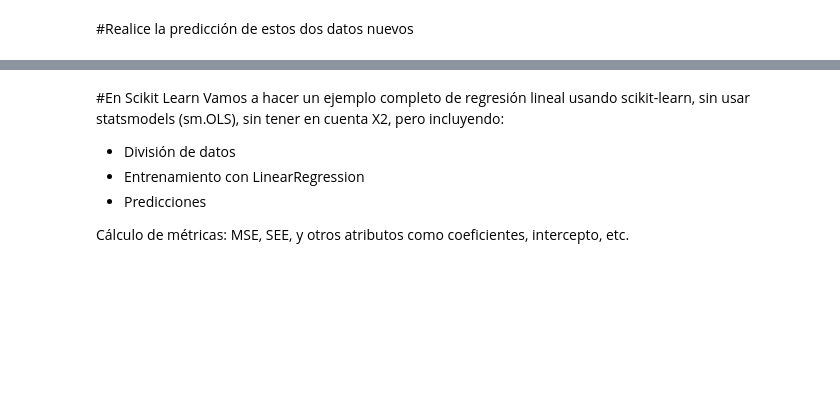
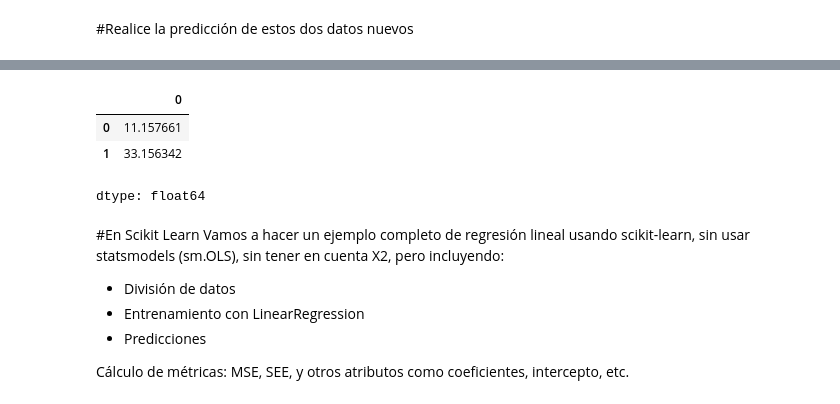
Before and after one commit to jgesc-05/clase-inteligencia-artificial, a Jupyter notebook: Quiz_Regresión_Lineal.ipynb, the cells around one changed output, grey strips where cells are left out. Drawn from its saved outputs; the diff is of its cells as text; code cells hidden in the pictures; blank space fills up the shorter version.

```diff
--- a/Quiz_Regresión_Lineal.ipynb
+++ b/Quiz_Regresión_Lineal.ipynb
@@ -519,12 +576,17 @@ new_df
 # %%
 # Add a constant to the new DataFrame
 X_new = sm.add_constant(new_df)
 
 # Use the previously trained model to make predictions
-predictions = model.predict(X_new)
+predictions = model1.predict(X_new)
 
 # Print or further process the predictions
 predictions
+# %% [output]
+|  | 0 |
+| 0 | 11.157661 |
+| 1 | 33.156342 |
+dtype: float64
 # %% [markdown]
 #En Scikit Learn
 Vamos a hacer un ejemplo completo de regresión lineal usando scikit-learn, sin usar statsmodels (sm.OLS), sin tener en cuenta X2, pero incluyendo:
```
Also changed, not shown: parts of 31 cells of this notebook.
